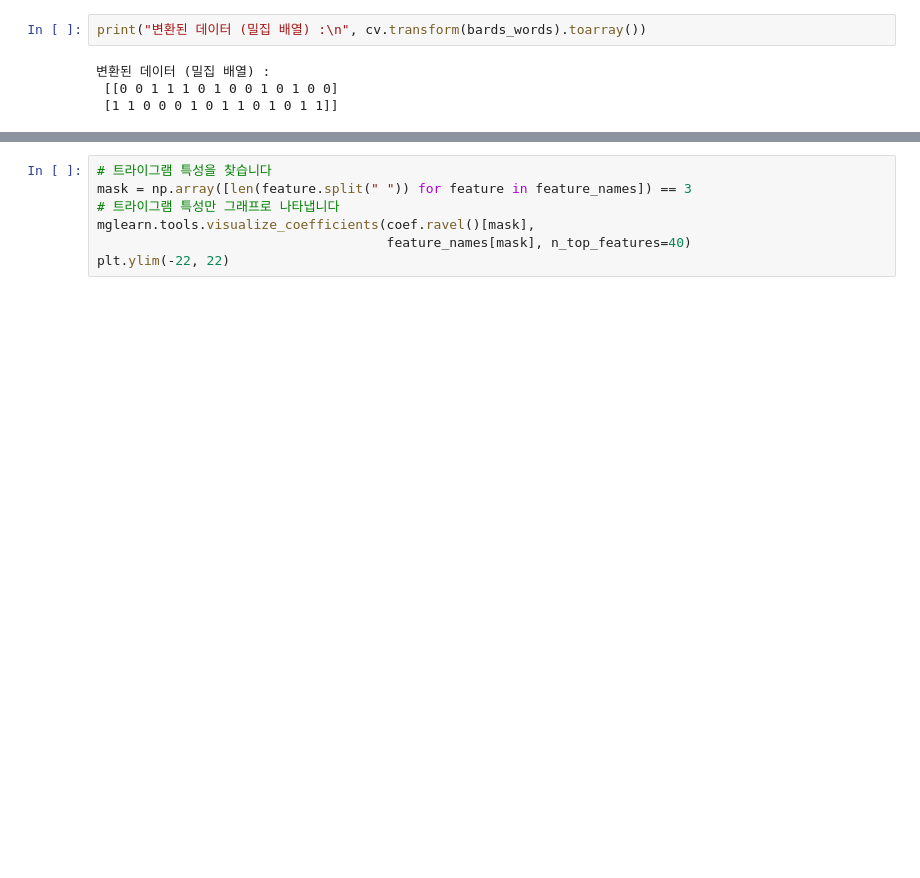
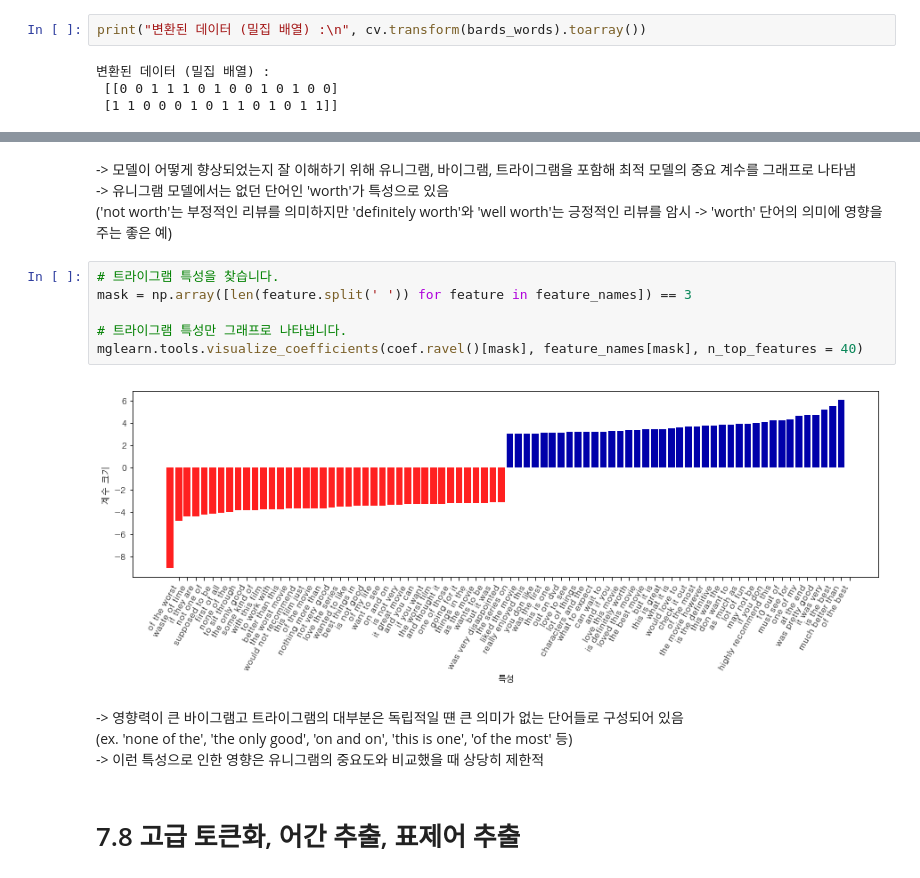
Before and after one commit to hyooo1017/Review, a Jupyter notebook: Introduction to Machine Learning with Python/7장. 텍스트 데이터 다루기.ipynb, the cells around one changed output, grey strips where cells are left out. Cells and saved outputs as stored; diff of their text form; blank space fills up the shorter version.

```diff
--- a/Introduction to Machine Learning with Python/7장. 텍스트 데이터 다루기.ipynb
+++ b/Introduction to Machine Learning with Python/7장. 텍스트 데이터 다루기.ipynb
@@ -510,7 +534,18 @@ plt.ylim(-22, 22)
+# %% [markdown]
+-> 모델이 어떻게 향상되었는지 잘 이해하기 위해 유니그램, 바이그램, 트라이그램을 포함해 최적 모델의 중요 계수를 그래프로 나타냄
+-> 유니그램 모델에서는 없던 단어인 'worth'가 특성으로 있음
+('not worth'는 부정적인 리뷰를 의미하지만 'definitely worth'와 'well worth'는 긍정적인 리뷰를 암시 -> 'worth' 단어의 의미에 영향을 주는 좋은 예)
 # %%
-# 트라이그램 특성을 찾습니다
-mask = np.array([len(feature.split(" ")) for feature in feature_names]) == 3
-# 트라이그램 특성만 그래프로 나타냅니다
-mglearn.tools.visualize_coefficients(coef.ravel()[mask],
-                                     feature_names[mask], n_top_features=40)
-plt.ylim(-22, 22)
+# 트라이그램 특성을 찾습니다.
+mask = np.array([len(feature.split(' ')) for feature in feature_names]) == 3
+
+# 트라이그램 특성만 그래프로 나타냅니다.
+mglearn.tools.visualize_coefficients(coef.ravel()[mask], feature_names[mask], n_top_features = 40)
+# %% [output]
+[figure, added]
+# %% [markdown]
+-> 영향력이 큰 바이그램고 트라이그램의 대부분은 독립적일 떈 큰 의미가 없는 단어들로 구성되어 있음
+(ex. 'none of the', 'the only good', 'on and on', 'this is one', 'of the most' 등)
+-> 이런 특성으로 인한 영향은 유니그램의 중요도와 비교했을 때 상당히 제한적
+# %% [markdown]
+# 7.8 고급 토큰화, 어간 추출, 표제어 추출
```
Also changed, not shown: parts of 63 cells of this notebook.
